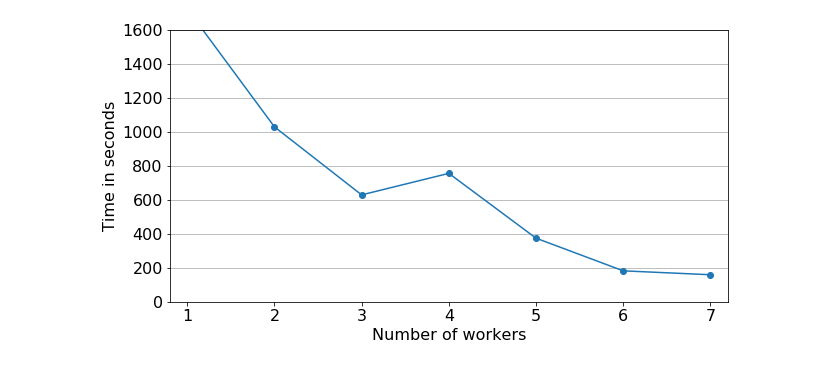
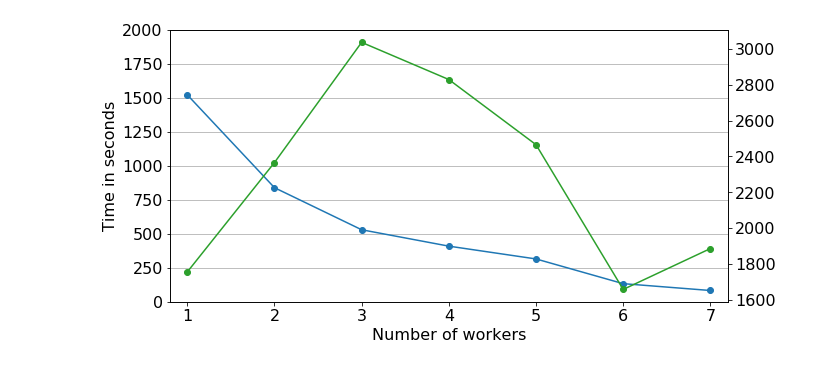
Before and after one commit to jmakr0/Distributed-Entity-Resolution, a Jupyter notebook: evaluation/plot/scaleout.ipynb, the cells around one changed output. Cells and saved outputs as stored; diff of their text form; code cells hidden in the pictures.

```diff
--- a/evaluation/plot/scaleout.ipynb
+++ b/evaluation/plot/scaleout.ipynb
@@ -89,6 +155,7 @@ linear_scaling_plot(Y, 'linear-scale-min.pdf', x_min_max=(0.8,7.2), y_min_max=(0
-# %%
-# plot MAX data
-Y = np.array(finished_max)/1000 # from ms -> s
-linear_scaling_plot(Y, 'linear-scale-max.pdf', x_min_max=(0.8,7.2), y_min_max=(0,1600))
-# %% [output]
-[figure, removed]
+# %%
+a = [1,2,3,4,5,6,7]
+
+m_mean_cpu_utilization = np.multiply(mean_cpu_utilization, a)
+scale_and_utilize(Y, m_mean_cpu_utilization, 'linear-scale-mean.pdf', x_min_max=(0.8,7.2), y_min_max=(0,2000))
+# %% [output]
+[figure, added]
```
Also changed, not shown: parts of 7 cells of this notebook.
